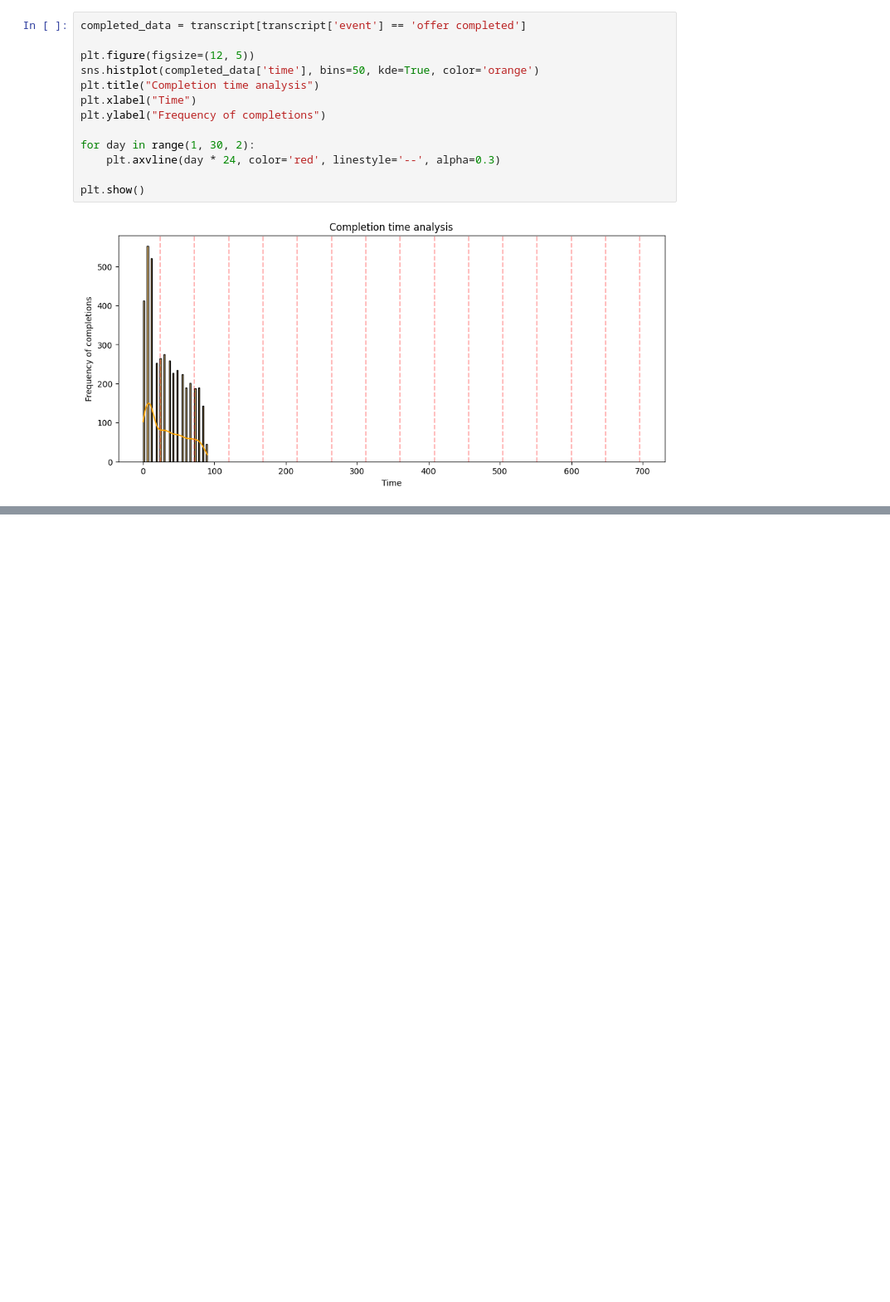
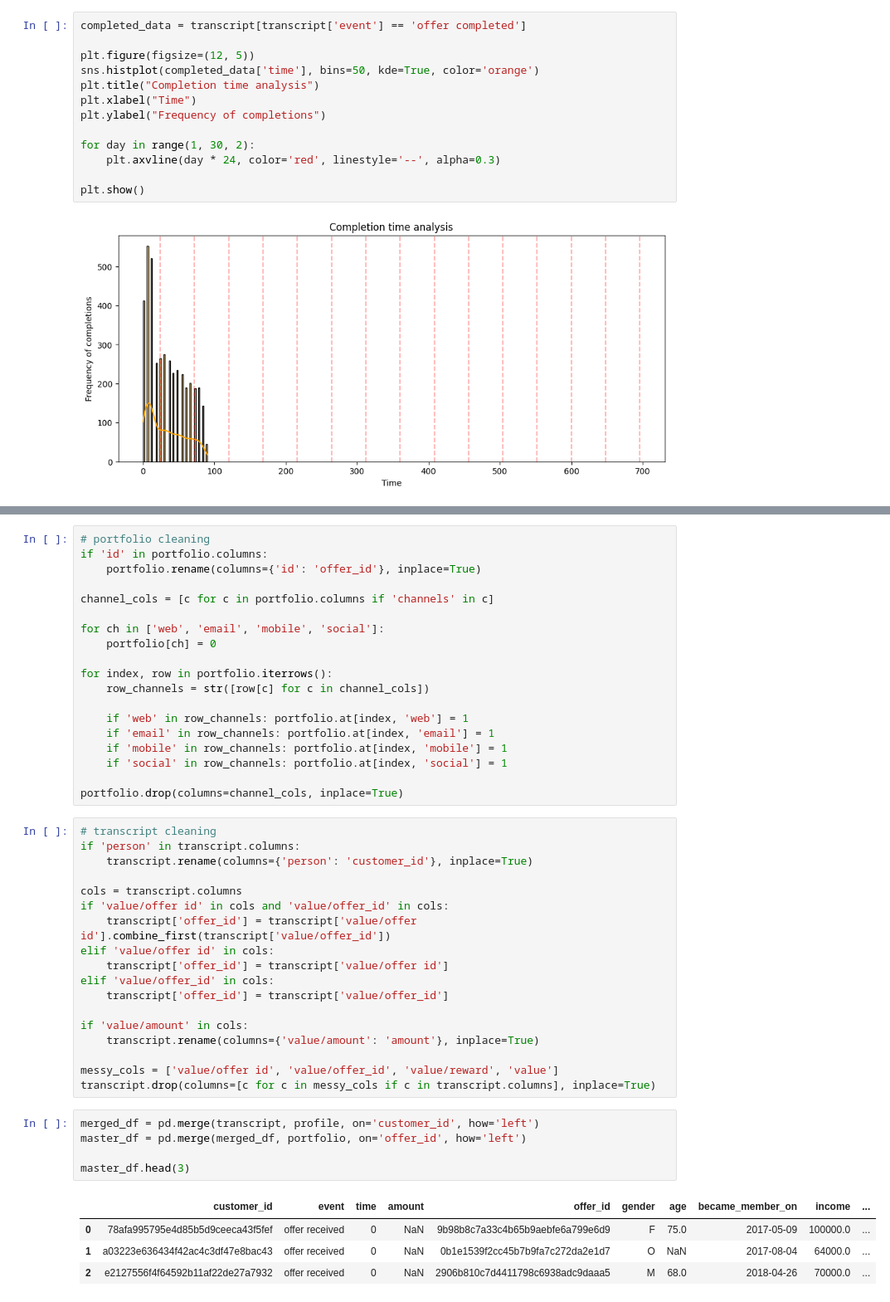
Before and after one commit to hardiksharma2005/Starbucks-Customer-Segmentation, a Jupyter notebook: starbucks-customer-segmentation-using-clustering.ipynb, the cells around one changed output, grey strips where cells are left out. Shown at 83% size. Drawn from its saved outputs; the diff is of its cells as text; blank space fills up the shorter version.

```diff
--- a/starbucks-customer-segmentation-using-clustering.ipynb
+++ b/starbucks-customer-segmentation-using-clustering.ipynb
@@ -73,0 +88,47 @@ plt.show()
+# %%
+# portfolio cleaning
+if 'id' in portfolio.columns:
+    portfolio.rename(columns={'id': 'offer_id'}, inplace=True)
+
+channel_cols = [c for c in portfolio.columns if 'channels' in c]
+
+for ch in ['web', 'email', 'mobile', 'social']:
+    portfolio[ch] = 0
+
+for index, row in portfolio.iterrows():
+    row_channels = str([row[c] for c in channel_cols])
+
+    if 'web' in row_channels: portfolio.at[index, 'web'] = 1
+    if 'email' in row_channels: portfolio.at[index, 'email'] = 1
+    if 'mobile' in row_channels: portfolio.at[index, 'mobile'] = 1
+    if 'social' in row_channels: portfolio.at[index, 'social'] = 1
+
+portfolio.drop(columns=channel_cols, inplace=True)
+# %%
+# transcript cleaning
+if 'person' in transcript.columns:
+    transcript.rename(columns={'person': 'customer_id'}, inplace=True)
+
+cols = transcript.columns
+if 'value/offer id' in cols and 'value/offer_id' in cols:
+    transcript['offer_id'] = transcript['value/offer id'].combine_first(transcript['value/offer_id'])
+elif 'value/offer id' in cols:
+    transcript['offer_id'] = transcript['value/offer id']
+elif 'value/offer_id' in cols:
+    transcript['offer_id'] = transcript['value/offer_id']
+
+if 'value/amount' in cols:
+    transcript.rename(columns={'value/amount': 'amount'}, inplace=True)
+
+messy_cols = ['value/offer id', 'value/offer_id', 'value/reward', 'value']
+transcript.drop(columns=[c for c in messy_cols if c in transcript.columns], inplace=True)
+# %%
+merged_df = pd.merge(transcript, profile, on='customer_id', how='left')
+master_df = pd.merge(merged_df, portfolio, on='offer_id', how='left')
+
+master_df.head(3)
+# %% [output]
+|  | customer_id | event | time | amount | offer_id | gender | age | became_member_on | income | ... |
+| 0 | 78afa995795e4d85b5d9ceeca43f5fef | offer received | 0 | NaN | 9b98b8c7a33c4b65b9aebfe6a799e6d9 | F | 75.0 | 2017-05-09 | 100000.0 | ... |
+| 1 | a03223e636434f42ac4c3df47e8bac43 | offer received | 0 | NaN | 0b1e1539f2cc45b7b9fa7c272da2e1d7 | O | NaN | 2017-08-04 | 64000.0 | ... |
+| 2 | e2127556f4f64592b11af22de27a7932 | offer received | 0 | NaN | 2906b810c7d4411798c6938adc9daaa5 | M | 68.0 | 2018-04-26 | 70000.0 | ... |
```
Also changed, not shown: parts of 4 cells of this notebook.
